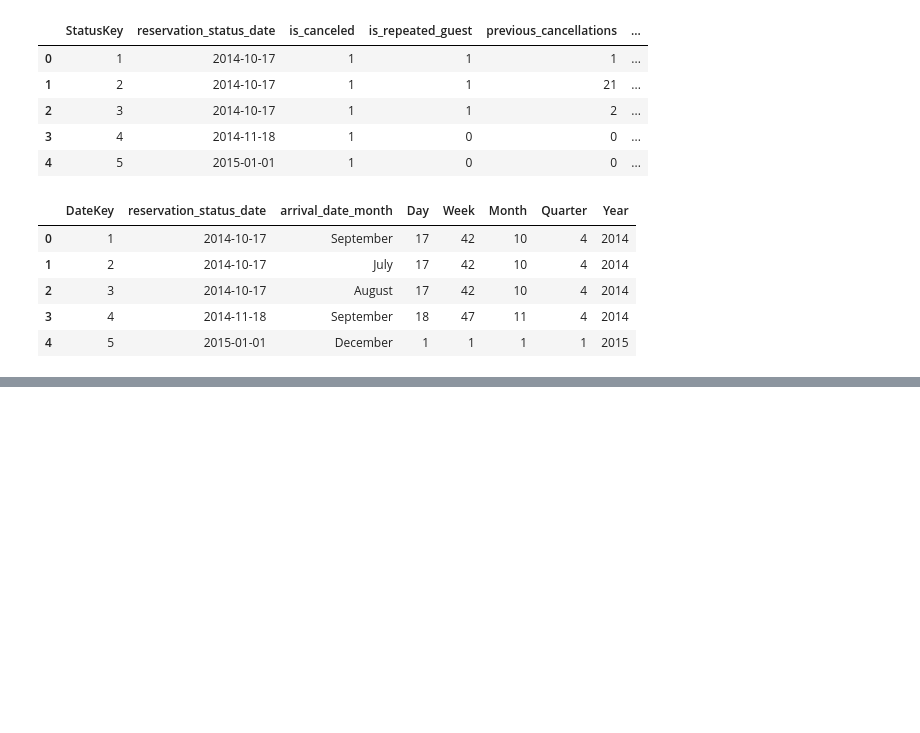
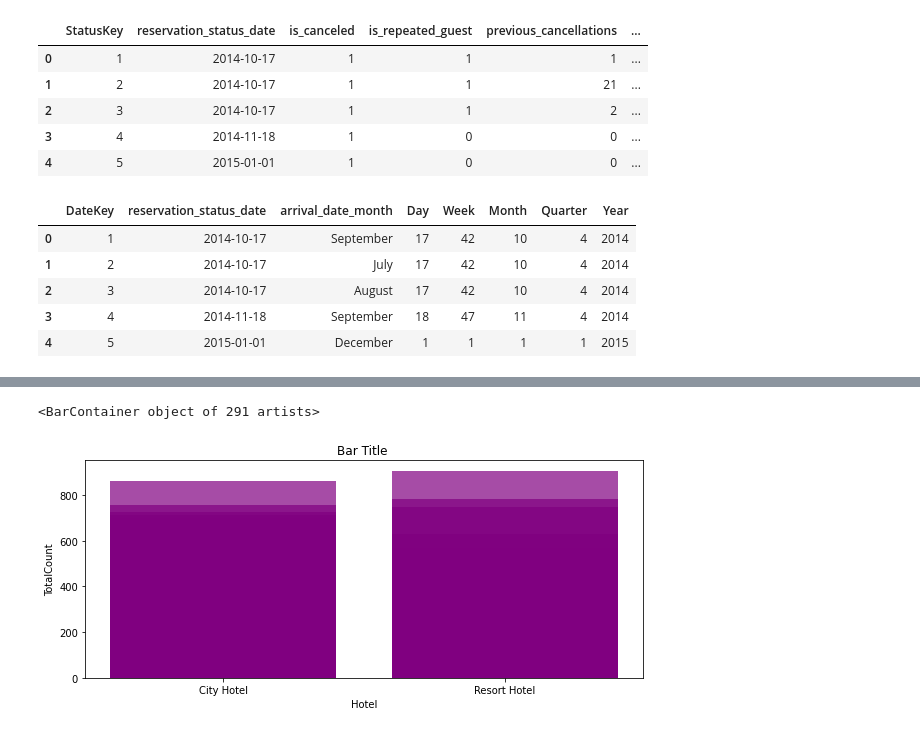
Before and after one commit to sharozraees802/data-ware-housing, a Jupyter notebook: Code/datawarehouseproject.ipynb, the cells around one changed output, grey strips where cells are left out. Saved outputs shown, nothing was run; the diff lists cells and outputs as text; code cells hidden in the pictures; blank space fills up the shorter version.

```diff
--- a/Code/datawarehouseproject.ipynb
+++ b/Code/datawarehouseproject.ipynb
@@ -217,3 +218,8 @@ df_DimDt.head()
 | 2 | 3 | 2014-10-17 | August | 17 | 42 | 10 | 4 | 2014 |
 | 3 | 4 | 2014-11-18 | September | 18 | 47 | 11 | 4 | 2014 |
 | 4 | 5 | 2015-01-01 | December | 1 | 1 | 1 | 1 | 2015 |
+# %%
+hotel_count_contry = df_DimHt.groupby(["hotel","country"]).agg(TotalCount = ('hotel' , 'count')).reset_index()
+hotel_count_contry.head(5000)
+# hotel_count_contry = df_DimHt.groupby("hotel").agg(TotalCount = ('hotel' , 'count')).reset_index()
+# hotel_count_contry.head(500)
@@ -219,0 +240,9 @@ df_DimDt.head()
+# %%
+plt.figure(figsize=(10,4))
+plt.title("Bar Title ")
+plt.xlabel("Hotel")
+plt.ylabel("TotalCount")
+plt.bar(hotel_count_contry.hotel , hotel_count_contry.TotalCount ,color='purple',alpha=0.7)
+# %% [output]
+<BarContainer object of 291 artists>
+[figure, added]
```
Also changed, not shown: parts of 7 cells of this notebook.
